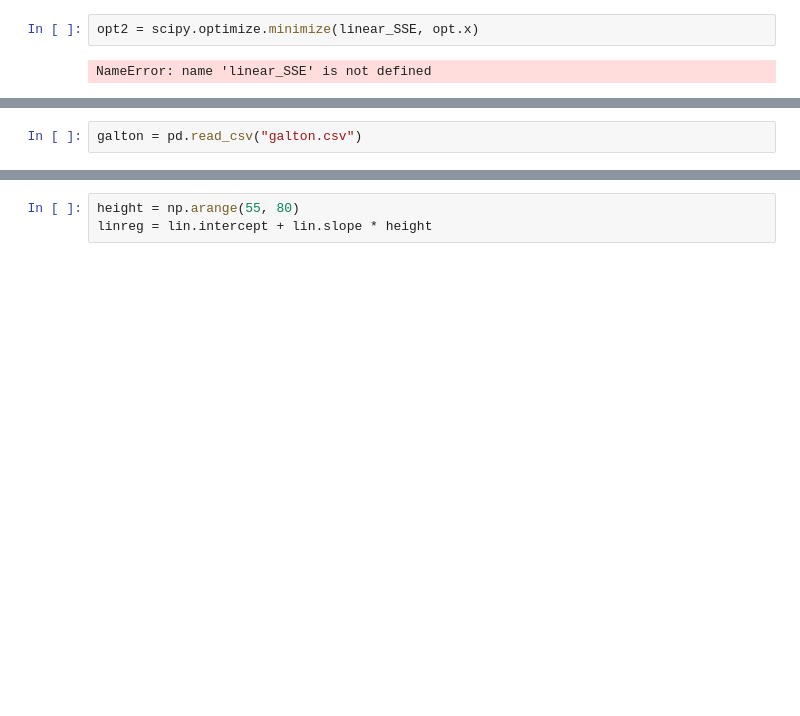
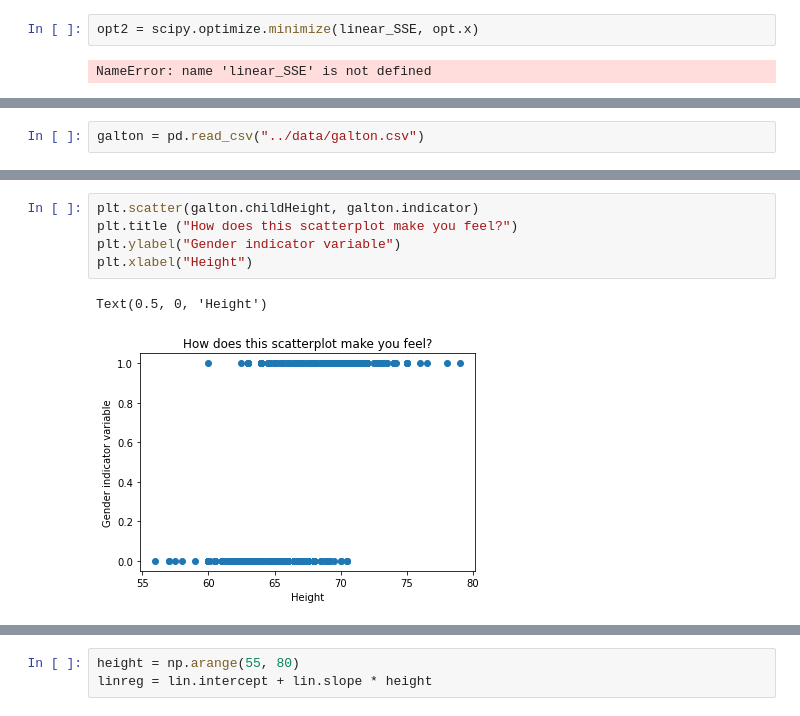
Before and after one commit to wltrimbl/uchicago-data221, a Jupyter notebook: notebooks/Poly-fit.ipynb, the cells around one changed output, grey strips where cells are left out. Cells and saved outputs as stored; diff of their text form; blank space fills up the shorter version.

```diff
--- a/notebooks/Poly-fit.ipynb
+++ b/notebooks/Poly-fit.ipynb
@@ -133,4 +164,4 @@ opt.x, w2
 # %%
-galton = pd.read_csv("galton.csv")
+galton = pd.read_csv("../data/galton.csv")
 # %%
 galton.head()
@@ -142,0 +183,8 @@ lin = scipy.stats.linregress(galton.childHeight, galton.indicator)
+# %%
+plt.scatter(galton.childHeight, galton.indicator)
+plt.title ("How does this scatterplot make you feel?")
+plt.ylabel("Gender indicator variable")
+plt.xlabel("Height")
+# %% [output]
+Text(0.5, 0, 'Height')
+[figure, added]
```
Also changed, not shown: parts of 49 cells of this notebook.
